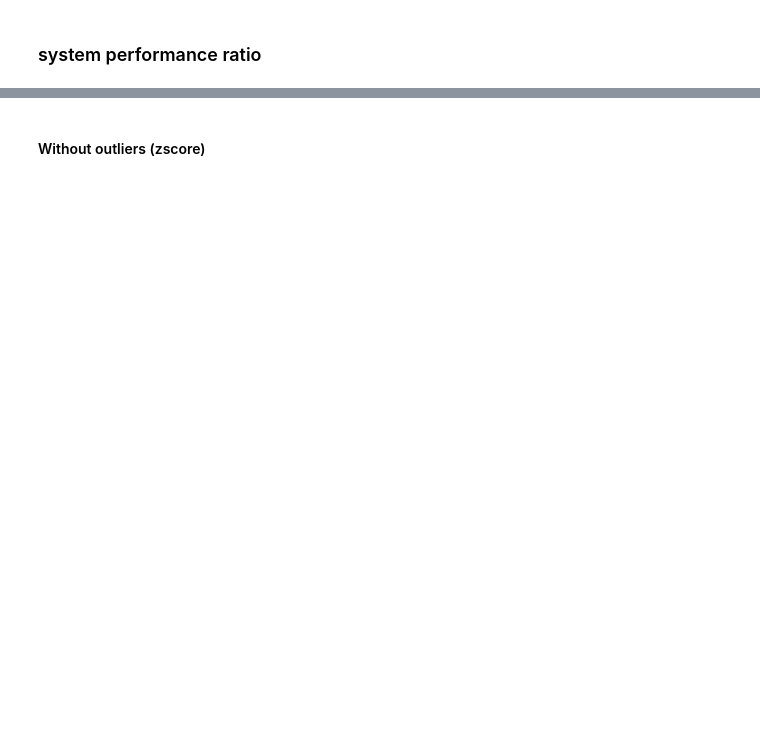
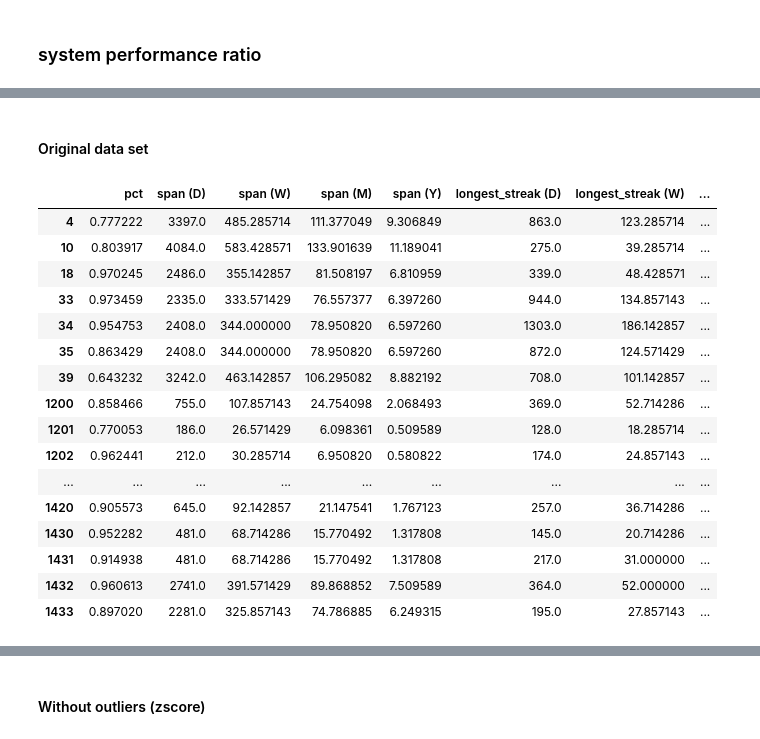
Before and after one commit to hackingmaterials/duramat, a Jupyter notebook: PVDAQ/pvdaq_data_quality.ipynb, the cells around one changed output, grey strips where cells are left out. Cells and saved outputs as stored; diff of their text form; code cells hidden in the pictures; blank space fills up the shorter version.

```diff
--- a/PVDAQ/pvdaq_data_quality.ipynb
+++ b/PVDAQ/pvdaq_data_quality.ipynb
@@ -53,0 +41,2 @@ site_data = pd.read_csv(site_file)
+# %%
+ts_data = client.pvdaq.time_series_data
@@ -158,0 +77,23 @@ df
+# %% [markdown]
+#### Original data set
+# %%
+system_pr_orig = pvts.df_data_quality(system_pr).T
+system_pr_orig
+# %% [output]
+|  | pct | span (D) | span (W) | span (M) | span (Y) | longest_streak (D) | longest_streak (W) | ... |
+| 4 | 0.777222 | 3397.0 | 485.285714 | 111.377049 | 9.306849 | 863.0 | 123.285714 | ... |
+| 10 | 0.803917 | 4084.0 | 583.428571 | 133.901639 | 11.189041 | 275.0 | 39.285714 | ... |
+| 18 | 0.970245 | 2486.0 | 355.142857 | 81.508197 | 6.810959 | 339.0 | 48.428571 | ... |
+| 33 | 0.973459 | 2335.0 | 333.571429 | 76.557377 | 6.397260 | 944.0 | 134.857143 | ... |
+| 34 | 0.954753 | 2408.0 | 344.000000 | 78.950820 | 6.597260 | 1303.0 | 186.142857 | ... |
+| 35 | 0.863429 | 2408.0 | 344.000000 | 78.950820 | 6.597260 | 872.0 | 124.571429 | ... |
+| 39 | 0.643232 | 3242.0 | 463.142857 | 106.295082 | 8.882192 | 708.0 | 101.142857 | ... |
+| 1200 | 0.858466 | 755.0 | 107.857143 | 24.754098 | 2.068493 | 369.0 | 52.714286 | ... |
+| 1201 | 0.770053 | 186.0 | 26.571429 | 6.098361 | 0.509589 | 128.0 | 18.285714 | ... |
+| 1202 | 0.962441 | 212.0 | 30.285714 | 6.950820 | 0.580822 | 174.0 | 24.857143 | ... |
+| ... | ... | ... | ... | ... | ... | ... | ... | ... |
+| 1420 | 0.905573 | 645.0 | 92.142857 | 21.147541 | 1.767123 | 257.0 | 36.714286 | ... |
+| 1430 | 0.952282 | 481.0 | 68.714286 | 15.770492 | 1.317808 | 145.0 | 20.714286 | ... |
+| 1431 | 0.914938 | 481.0 | 68.714286 | 15.770492 | 1.317808 | 217.0 | 31.000000 | ... |
+| 1432 | 0.960613 | 2741.0 | 391.571429 | 89.868852 | 7.509589 | 364.0 | 52.000000 | ... |
+| 1433 | 0.897020 | 2281.0 | 325.857143 | 74.786885 | 6.249315 | 195.0 | 27.857143 | ... |
```
Also changed, not shown: parts of 80 cells of this notebook, 7 other files.
